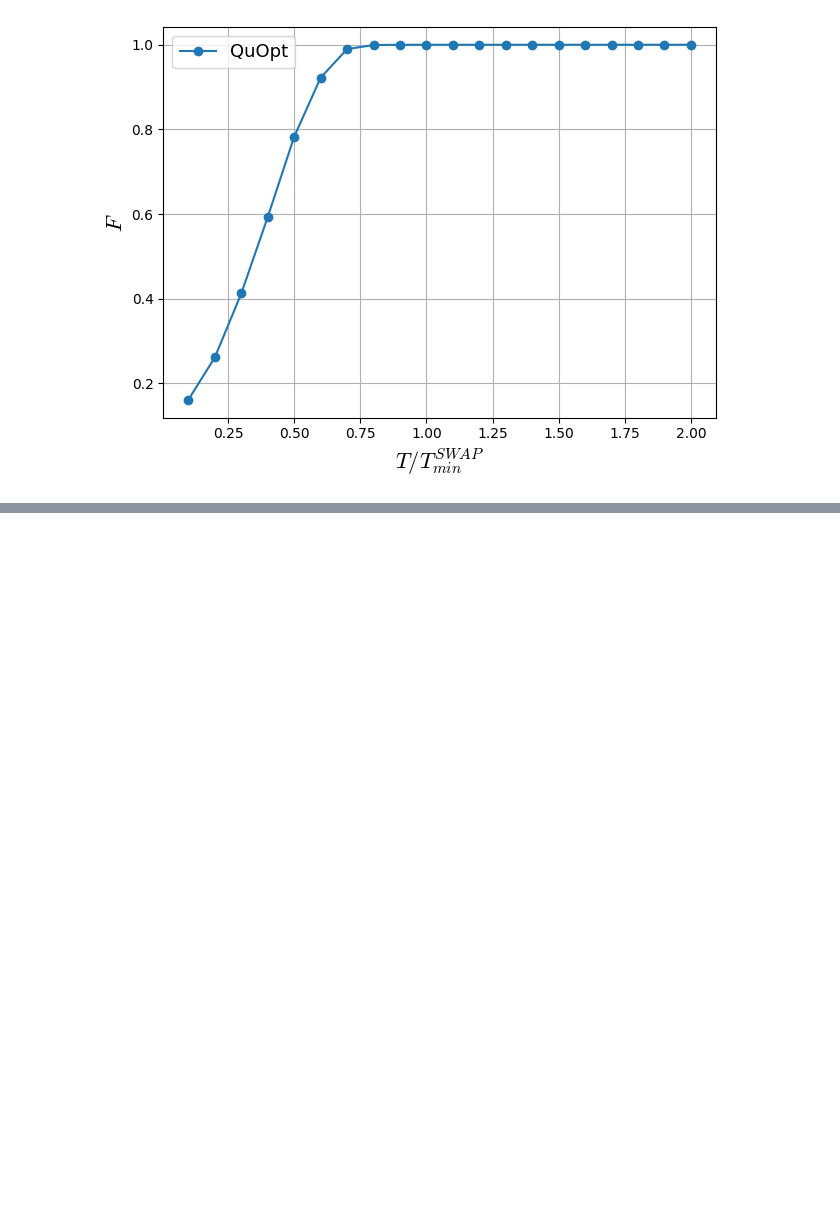
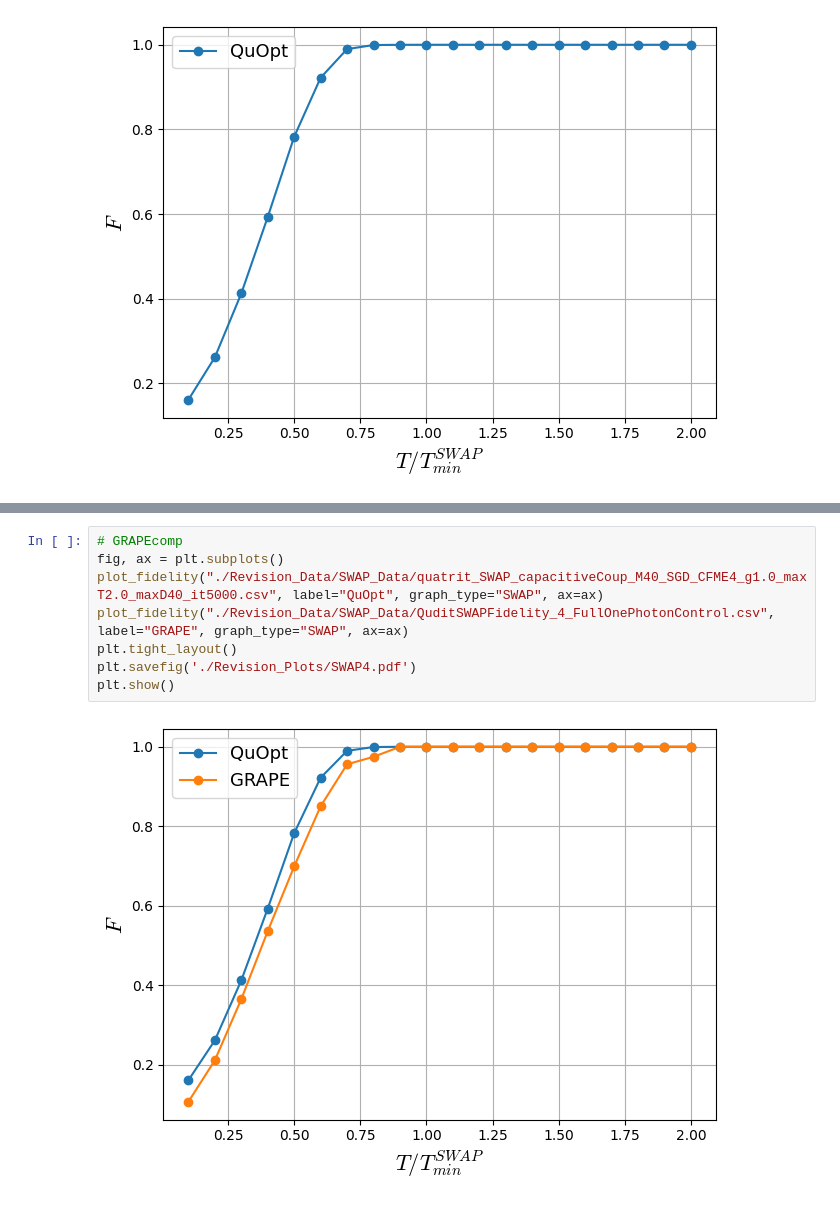
Before and after one commit to b-basyildiz/QuOpt, a Jupyter notebook: Optimal_Control/Testing.ipynb, the cells around one changed output, grey strips where cells are left out. Cells and saved outputs as stored; diff of their text form; blank space fills up the shorter version.

```diff
--- a/Optimal_Control/Testing.ipynb
+++ b/Optimal_Control/Testing.ipynb
@@ -653,0 +711,10 @@ plt.show()
+# %%
+# GRAPEcomp
+fig, ax = plt.subplots()
+plot_fidelity("./Revision_Data/SWAP_Data/quatrit_SWAP_capacitiveCoup_M40_SGD_CFME4_g1.0_maxT2.0_maxD40_it5000.csv", label="QuOpt", graph_type="SWAP", ax=ax)
+plot_fidelity("./Revision_Data/SWAP_Data/QuditSWAPFidelity_4_FullOnePhotonControl.csv", label="GRAPE", graph_type="SWAP", ax=ax)
+plt.tight_layout()
+plt.savefig('./Revision_Plots/SWAP4.pdf')
+plt.show()
+# %% [output]
+[figure, added]
```
Also changed, not shown: parts of 8 cells of this notebook, 22 other files.
